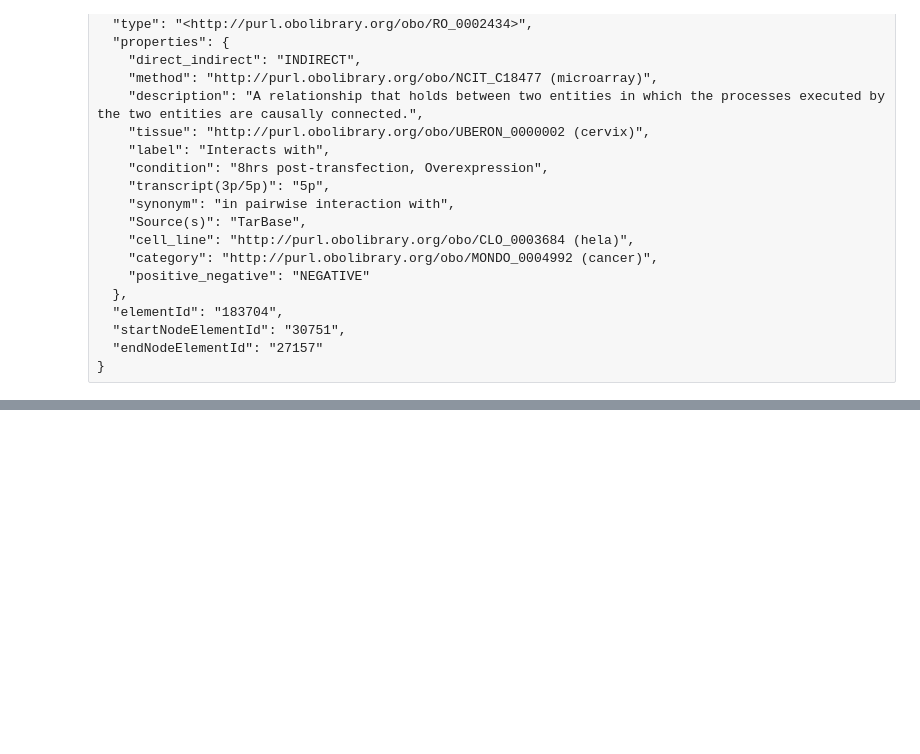
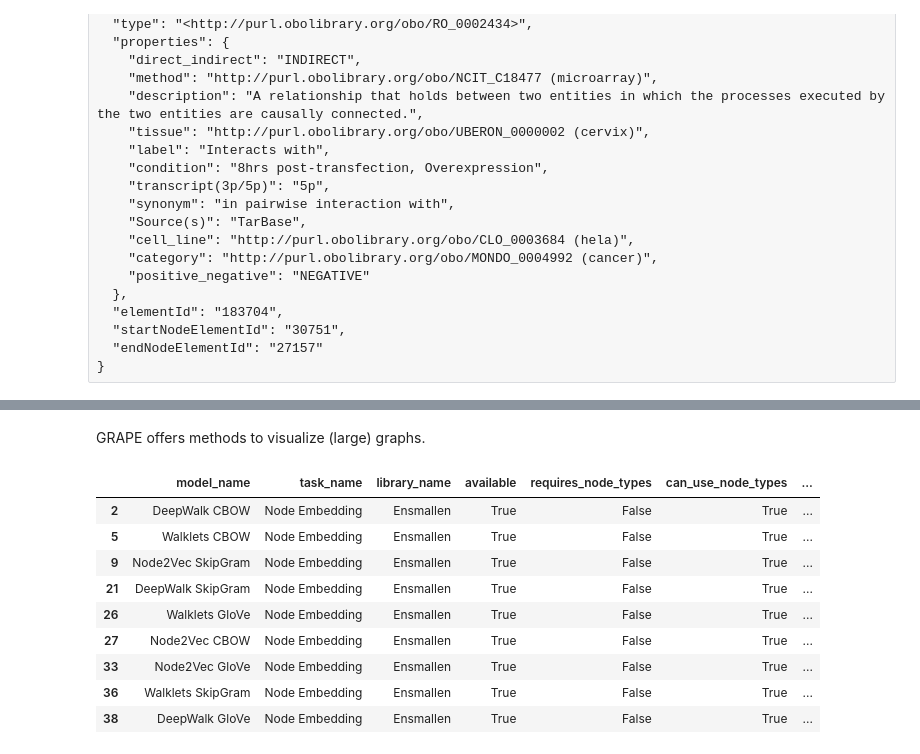
Before and after one commit to emanuelecavalleri/testRNA-KG, a Jupyter notebook: notebooks/RNA-KG_Analysis_and_Neo4j_import.ipynb, the cells around one changed output, grey strips where cells are left out. Cells and saved outputs as stored; diff of their text form; code cells hidden in the pictures; blank space fills up the shorter version.

```diff
--- a/notebooks/RNA-KG_Analysis_and_Neo4j_import.ipynb
+++ b/notebooks/RNA-KG_Analysis_and_Neo4j_import.ipynb
@@ -929,3 +1309,26 @@ graph.get_diameter()
+# %% [markdown]
+GRAPE offers methods to visualize (large) graphs.
+# %%
+all_embedding_methods = get_available_models_for_node_embedding()
+
+# Methods than can hande multiple node and edge types
+embedding_methods = all_embedding_methods[
+    (all_embedding_methods.can_use_edge_types.astype(bool)) &
+    (all_embedding_methods.can_use_node_types.astype(bool))
+]
+
+embedding_methods
+# %% [output]
+|  | model_name | task_name | library_name | available | requires_node_types | can_use_node_types | ... |
+| 2 | DeepWalk CBOW | Node Embedding | Ensmallen | True | False | True | ... |
+| 5 | Walklets CBOW | Node Embedding | Ensmallen | True | False | True | ... |
+| 9 | Node2Vec SkipGram | Node Embedding | Ensmallen | True | False | True | ... |
+| 21 | DeepWalk SkipGram | Node Embedding | Ensmallen | True | False | True | ... |
+| 26 | Walklets GloVe | Node Embedding | Ensmallen | True | False | True | ... |
+| 27 | Node2Vec CBOW | Node Embedding | Ensmallen | True | False | True | ... |
+| 33 | Node2Vec GloVe | Node Embedding | Ensmallen | True | False | True | ... |
+| 36 | Walklets SkipGram | Node Embedding | Ensmallen | True | False | True | ... |
+| 38 | DeepWalk GloVe | Node Embedding | Ensmallen | True | False | True | ... |
 # %%
 graph = Graph.from_pd(
     edges_df=edges_df,
```
Also changed, not shown: parts of 108 cells of this notebook.
